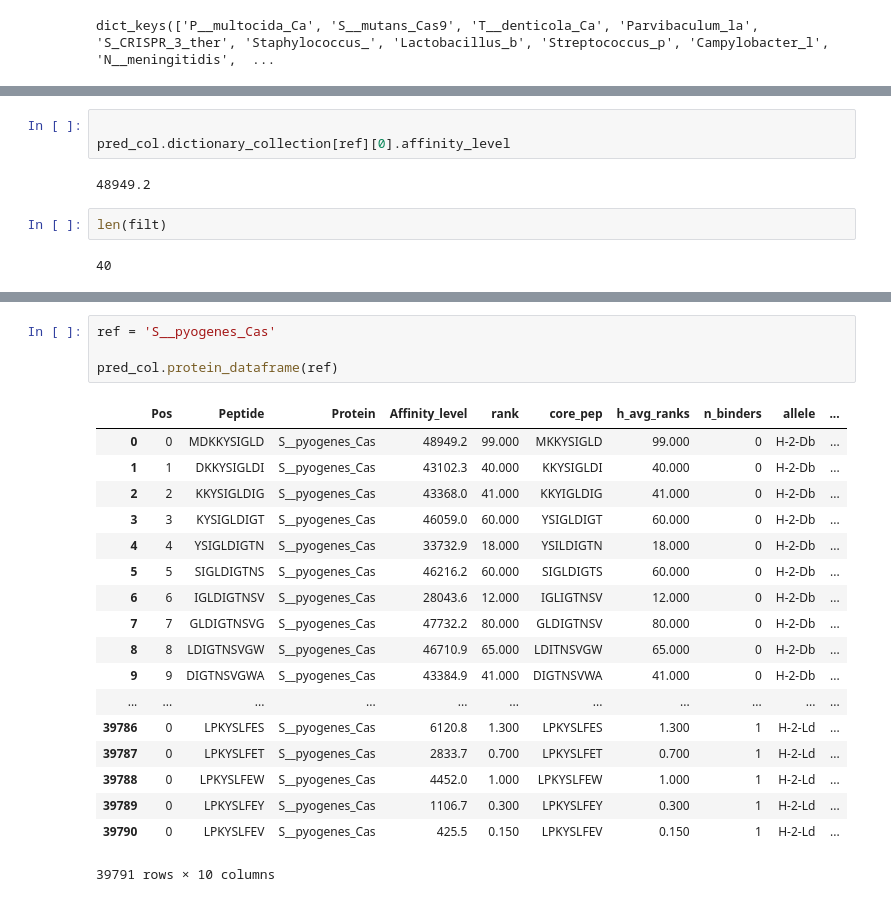
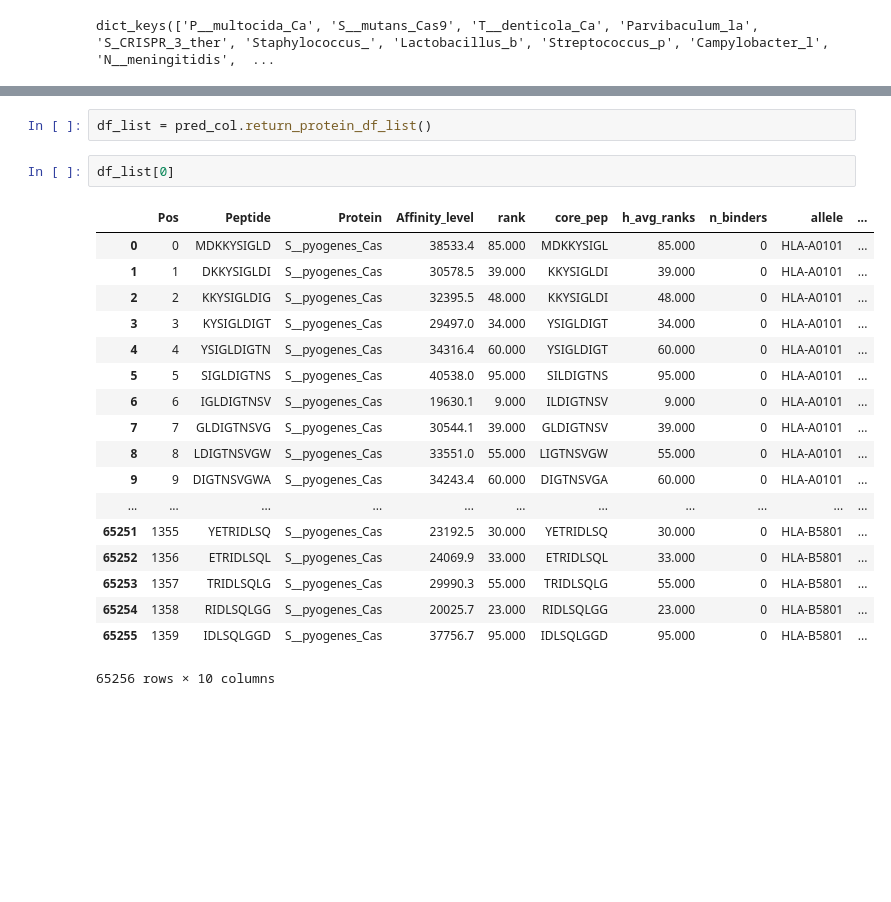
Before and after one commit to carlomazzaferro/neoantigen, a Jupyter notebook: antigen_discovery/PredictionCollection.ipynb, the cells around one changed output, grey strips where cells are left out. Drawn from its saved outputs; the diff is of its cells as text; blank space fills up the shorter version.

```diff
--- a/antigen_discovery/PredictionCollection.ipynb
+++ b/antigen_discovery/PredictionCollection.ipynb
@@ -84,12 +37,3 @@ ls[0]
-# %%
-
-pred_col.dictionary_collection[ref][0].affinity_level
-# %% [output]
-48949.2
-# %%
-len(filt)
-# %% [output]
-40
 # %%
 net_mhc_path = '/Users/carlomazzaferro/Desktop/BINF_Tools/netMHC-4.0/netMHC'
 pred_col.predict_swaps(ref, 50, net_mhc_path)
@@ -111,26 +55,26 @@ Predictions being saved to /Users/carlomazzaferro/Desktop/New_General/MICE/temp/
 Predictions being saved to /Users/carlomazzaferro/Desktop/New_General/MICE/temp/mhc_preds_S__pyogenes_Cas_swap_GEIRKRPLI_Pos_1054_ID_S--pyogenes-Cas_Allele_H-2-Kk_nmer_9
 Predictions being saved to /Users/carlomazzaferro/Desktop/New_General/MICE/temp/mhc_preds_S__pyogenes_Cas_swap_KEVLDATLI_Pos_1339_ID_S--pyogenes-Cas_Allele_H-2-Kk_nmer_9
 Predictions being saved to /Users/carlomazzaferro/Desktop/New_General/MICE/temp/mhc_preds_S__pyogenes_Cas_swap_LPKYSLFEL_Pos_1197_ID_S--pyogenes-Cas_Allele_H-2-Ld_nmer_9
-# %%
-ref = 'S__pyogenes_Cas'
-
-pred_col.protein_dataframe(ref)
-# %% [output]
-|  | Pos | Peptide | Protein | Affinity_level | rank | core_pep | h_avg_ranks | n_binders | allele | ... |
-| 0 | 0 | MDKKYSIGLD | S__pyogenes_Cas | 48949.2 | 99.000 | MKKYSIGLD | 99.000 | 0 | H-2-Db | ... |
-| 1 | 1 | DKKYSIGLDI | S__pyogenes_Cas | 43102.3 | 40.000 | KKYSIGLDI | 40.000 | 0 | H-2-Db | ... |
-| 2 | 2 | KKYSIGLDIG | S__pyogenes_Cas | 43368.0 | 41.000 | KKYIGLDIG | 41.000 | 0 | H-2-Db | ... |
-| 3 | 3 | KYSIGLDIGT | S__pyogenes_Cas | 46059.0 | 60.000 | YSIGLDIGT | 60.000 | 0 | H-2-Db | ... |
-| 4 | 4 | YSIGLDIGTN | S__pyogenes_Cas | 33732.9 | 18.000 | YSILDIGTN | 18.000 | 0 | H-2-Db | ... |
-| 5 | 5 | SIGLDIGTNS | S__pyogenes_Cas | 46216.2 | 60.000 | SIGLDIGTS | 60.000 | 0 | H-2-Db | ... |
-| 6 | 6 | IGLDIGTNSV | S__pyogenes_Cas | 28043.6 | 12.000 | IGLIGTNSV | 12.000 | 0 | H-2-Db | ... |
-| 7 | 7 | GLDIGTNSVG | S__pyogenes_Cas | 47732.2 | 80.000 | GLDIGTNSV | 80.000 | 0 | H-2-Db | ... |
-| 8 | 8 | LDIGTNSVGW | S__pyogenes_Cas | 46710.9 | 65.000 | LDITNSVGW | 65.000 | 0 | H-2-Db | ... |
-| 9 | 9 | DIGTNSVGWA | S__pyogenes_Cas | 43384.9 | 41.000 | DIGTNSVWA | 41.000 | 0 | H-2-Db | ... |
-| ... | ... | ... | ... | ... | ... | ... | ... | ... | ... | ... |
-| 39786 | 0 | LPKYSLFES | S__pyogenes_Cas | 6120.8 | 1.300 | LPKYSLFES | 1.300 | 1 | H-2-Ld | ... |
-| 39787 | 0 | LPKYSLFET | S__pyogenes_Cas | 2833.7 | 0.700 | LPKYSLFET | 0.700 | 1 | H-2-Ld | ... |
-| 39788 | 0 | LPKYSLFEW | S__pyogenes_Cas | 4452.0 | 1.000 | LPKYSLFEW | 1.000 | 1 | H-2-Ld | ... |
-| 39789 | 0 | LPKYSLFEY | S__pyogenes_Cas | 1106.7 | 0.300 | LPKYSLFEY | 0.300 | 1 | H-2-Ld | ... |
-| 39790 | 0 | LPKYSLFEV | S__pyogenes_Cas | 425.5 | 0.150 | LPKYSLFEV | 0.150 | 1 | H-2-Ld | ... |
-39791 rows × 10 columns
+# %%
+df_list = pred_col.return_protein_df_list()
+# %%
+df_list[0]
+# %% [output]
+|  | Pos | Peptide | Protein | Affinity_level | rank | core_pep | h_avg_ranks | n_binders | allele | ... |
+| 0 | 0 | MDKKYSIGLD | S__pyogenes_Cas | 38533.4 | 85.000 | MDKKYSIGL | 85.000 | 0 | HLA-A0101 | ... |
+| 1 | 1 | DKKYSIGLDI | S__pyogenes_Cas | 30578.5 | 39.000 | KKYSIGLDI | 39.000 | 0 | HLA-A0101 | ... |
+| 2 | 2 | KKYSIGLDIG | S__pyogenes_Cas | 32395.5 | 48.000 | KKYSIGLDI | 48.000 | 0 | HLA-A0101 | ... |
+| 3 | 3 | KYSIGLDIGT | S__pyogenes_Cas | 29497.0 | 34.000 | YSIGLDIGT | 34.000 | 0 | HLA-A0101 | ... |
+| 4 | 4 | YSIGLDIGTN | S__pyogenes_Cas | 34316.4 | 60.000 | YSIGLDIGT | 60.000 | 0 | HLA-A0101 | ... |
+| 5 | 5 | SIGLDIGTNS | S__pyogenes_Cas | 40538.0 | 95.000 | SILDIGTNS | 95.000 | 0 | HLA-A0101 | ... |
+| 6 | 6 | IGLDIGTNSV | S__pyogenes_Cas | 19630.1 | 9.000 | ILDIGTNSV | 9.000 | 0 | HLA-A0101 | ... |
+| 7 | 7 | GLDIGTNSVG | S__pyogenes_Cas | 30544.1 | 39.000 | GLDIGTNSV | 39.000 | 0 | HLA-A0101 | ... |
+| 8 | 8 | LDIGTNSVGW | S__pyogenes_Cas | 33551.0 | 55.000 | LIGTNSVGW | 55.000 | 0 | HLA-A0101 | ... |
+| 9 | 9 | DIGTNSVGWA | S__pyogenes_Cas | 34243.4 | 60.000 | DIGTNSVGA | 60.000 | 0 | HLA-A0101 | ... |
+| ... | ... | ... | ... | ... | ... | ... | ... | ... | ... | ... |
+| 65251 | 1355 | YETRIDLSQ | S__pyogenes_Cas | 23192.5 | 30.000 | YETRIDLSQ | 30.000 | 0 | HLA-B5801 | ... |
+| 65252 | 1356 | ETRIDLSQL | S__pyogenes_Cas | 24069.9 | 33.000 | ETRIDLSQL | 33.000 | 0 | HLA-B5801 | ... |
+| 65253 | 1357 | TRIDLSQLG | S__pyogenes_Cas | 29990.3 | 55.000 | TRIDLSQLG | 55.000 | 0 | HLA-B5801 | ... |
+| 65254 | 1358 | RIDLSQLGG | S__pyogenes_Cas | 20025.7 | 23.000 | RIDLSQLGG | 23.000 | 0 | HLA-B5801 | ... |
+| 65255 | 1359 | IDLSQLGGD | S__pyogenes_Cas | 37756.7 | 95.000 | IDLSQLGGD | 95.000 | 0 | HLA-B5801 | ... |
+65256 rows × 10 columns
```
Also changed, not shown: parts of 13 cells of this notebook, 3 other files.
